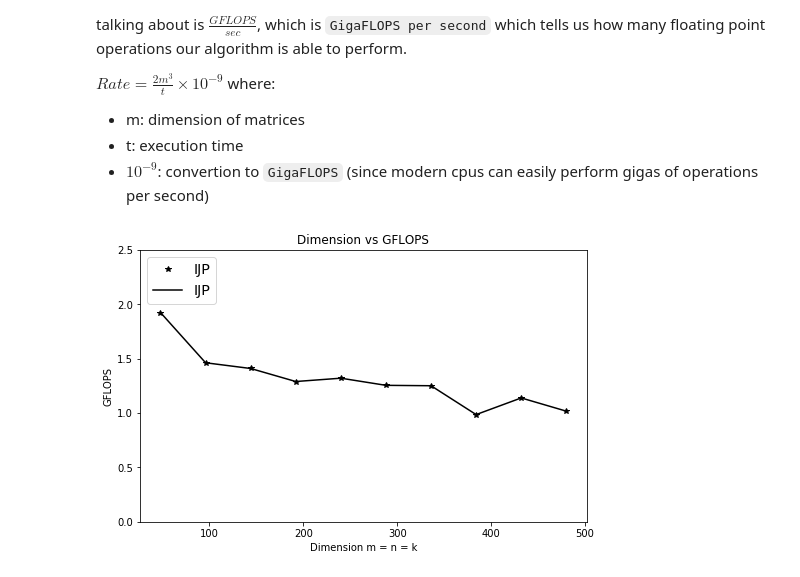
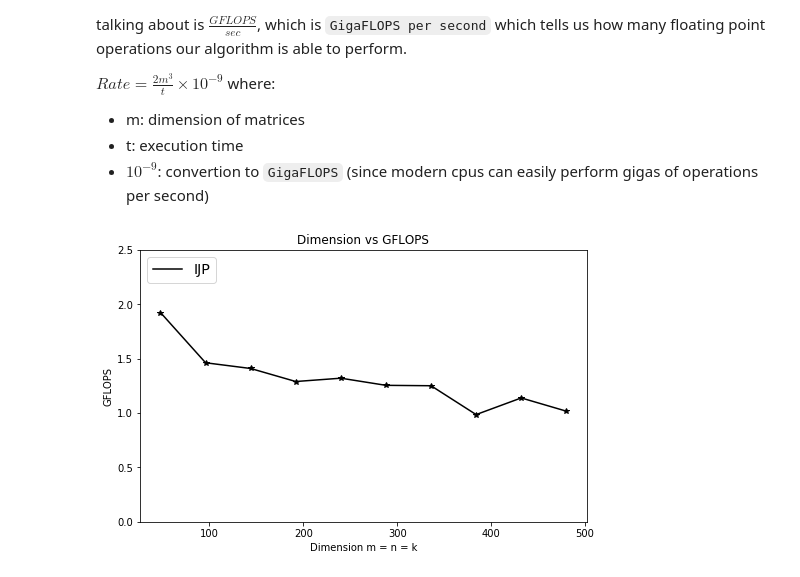
Before and after one commit to Cardoso1994/LAFF_PfHP, a Jupyter notebook: Assignments/Week1/C/notebooks/1.1_introduction.ipynb, the cells around one changed output. Saved outputs shown, nothing was run; the diff lists cells and outputs as text; code cells hidden in the pictures.

```diff
--- a/Assignments/Week1/C/notebooks/1.1_introduction.ipynb
+++ b/Assignments/Week1/C/notebooks/1.1_introduction.ipynb
@@ -229,13 +229,13 @@ gigas of operations per second)
 # %%
 fig, ax = plt.subplots(1, 1, figsize=figsize)
 ax.set_title("Dimension vs GFLOPS")
 ax.set_xlabel('Dimension m = n = k')
 ax.set_ylabel('GFLOPS')
 ax.set_ylim(0, 2.5)
-mean_fig = ax.plot(data[:, 0], data[:, 4], '*k', label="IJP")
+mean_fig = ax.plot(data[:, 0], data[:, 4], '*k')
 mean_fig = ax.plot(data[:, 0], data[:, 4], 'k', label="IJP")
 
 ax.legend(loc="upper left", fontsize="x-large")
 plt.show()
 # %% [output]
-[figure, old version]
+[figure, new version]
```
Also changed, not shown: parts of 2 cells of this notebook, 1 other file.
